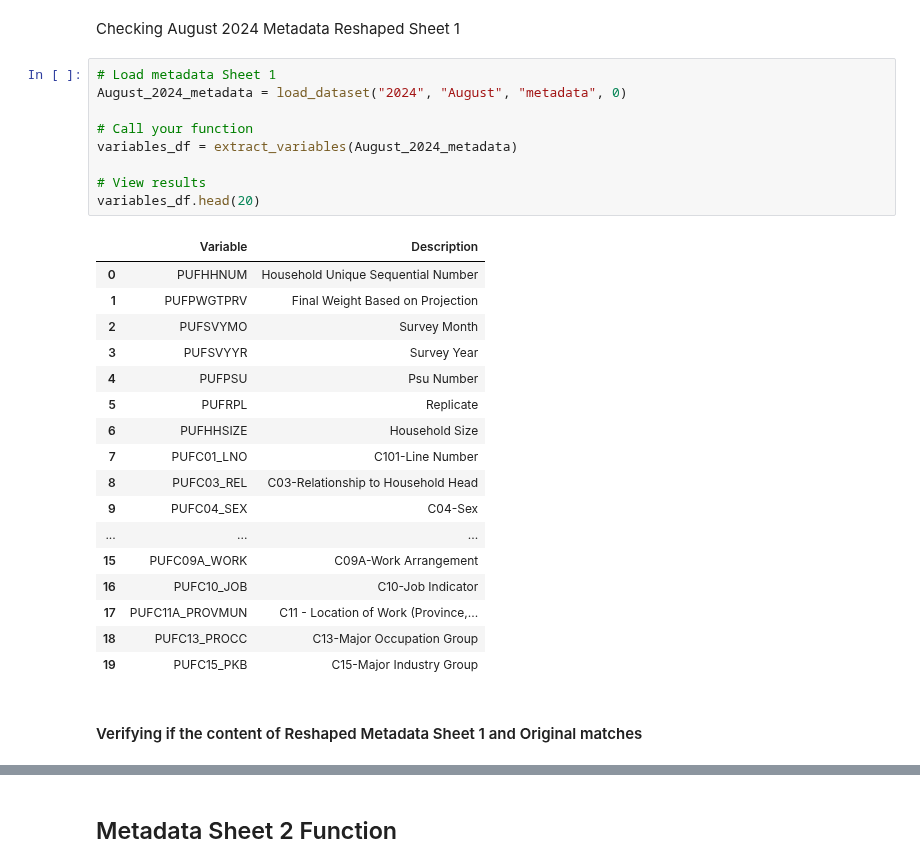
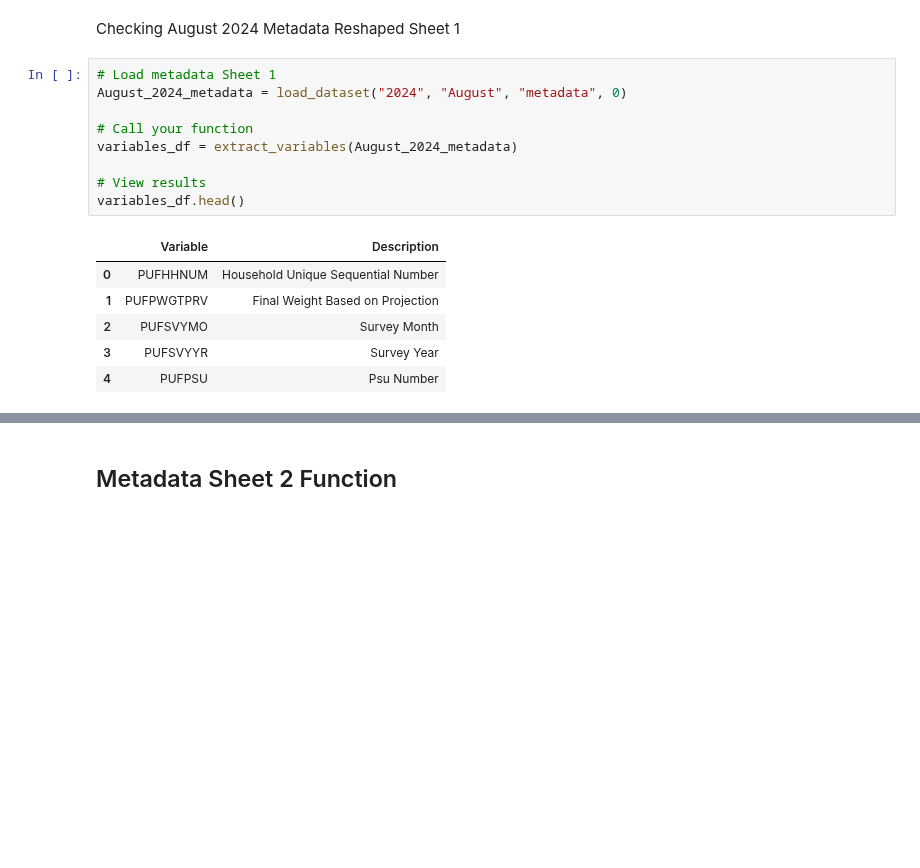
Before and after one commit to clemweb3/Undegraduate-Thesis-Repository, a Jupyter notebook: Notebooks/Preprocessing.ipynb, the cells around one changed output, grey strips where cells are left out. Saved outputs shown, nothing was run; the diff lists cells and outputs as text; blank space fills up the shorter version.

```diff
--- a/Notebooks/Preprocessing.ipynb
+++ b/Notebooks/Preprocessing.ipynb
@@ -252,29 +450,16 @@ Checking August 2024 Metadata Reshaped Sheet 1
 # %%
 # Load metadata Sheet 1
 August_2024_metadata = load_dataset("2024", "August", "metadata", 0)
 
 # Call your function
 variables_df = extract_variables(August_2024_metadata)
 
 # View results
-variables_df.head(20)
+variables_df.head()
 # %% [output]
 |  | Variable | Description |
 | 0 | PUFHHNUM | Household Unique Sequential Number |
 | 1 | PUFPWGTPRV | Final Weight Based on Projection |
 | 2 | PUFSVYMO | Survey Month |
 | 3 | PUFSVYYR | Survey Year |
 | 4 | PUFPSU | Psu Number |
-| 5 | PUFRPL | Replicate |
-| 6 | PUFHHSIZE | Household Size |
-| 7 | PUFC01_LNO | C101-Line Number |
-| 8 | PUFC03_REL | C03-Relationship to Household Head |
-| 9 | PUFC04_SEX | C04-Sex |
-| ... | ... | ... |
-| 15 | PUFC09A_WORK | C09A-Work Arrangement |
-| 16 | PUFC10_JOB | C10-Job Indicator |
-| 17 | PUFC11A_PROVMUN | C11 - Location of Work (Province,... |
-| 18 | PUFC13_PROCC | C13-Major Occupation Group |
-| 19 | PUFC15_PKB | C15-Major Industry Group |
-# %% [markdown]
-#### Verifying if the content of Reshaped Metadata Sheet 1 and Original matches
```
Also changed, not shown: parts of 42 cells of this notebook.
